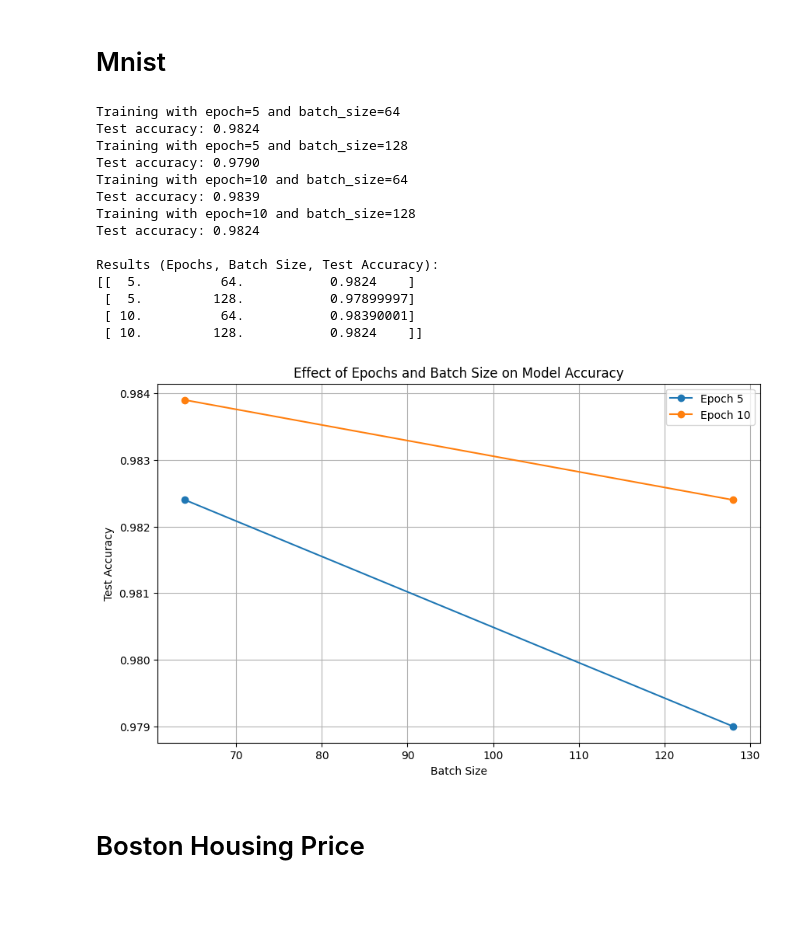
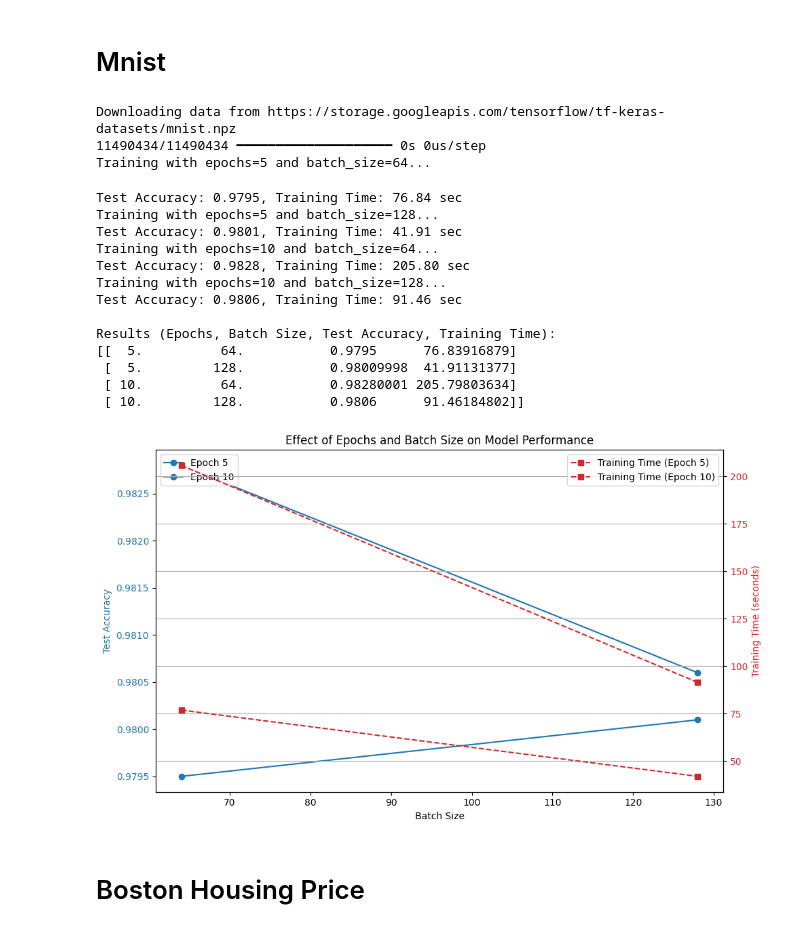
Before and after one commit to YoYo09001/hw1_B11023222, a Jupyter notebook: hw1_B11023222.ipynb, the cells around one changed output. Drawn from its saved outputs; the diff is of its cells as text; code cells hidden in the pictures; blank space fills up the shorter version.

```diff
--- a/hw1_B11023222.ipynb
+++ b/hw1_B11023222.ipynb
@@ -8,13 +8,16 @@ from keras.datasets import mnist
 from keras import models, layers
 from keras.utils import to_categorical
 
+# 載入 MNIST 資料集
 (train_images, train_labels), (test_images, test_labels) = mnist.load_data()
 
+# 預處理數據
 train_images = train_images.reshape((60000, 28 * 28)).astype('float32') / 255
 test_images = test_images.reshape((10000, 28 * 28)).astype('float32') / 255
 train_labels = to_categorical(train_labels)
 test_labels = to_categorical(test_labels)
 
+# 定義網路架構
 def create_model():
     model = models.Sequential()
     model.add(layers.Dense(1000, activation='relu', input_shape=(28 * 28,)))
@@ -22,73 +25,87 @@ def create_model():
     model.compile(optimizer='rmsprop', loss='categorical_crossentropy', metrics=['accuracy'])
     return model
 
-# 比較不同epoch、batch_size對訓練時間及績效的影響
+# 設定不同的 epoch 和 batch_size
 epochs_list = [5, 10]
 batch_sizes_list = [64, 128]
 
 results = []
 
+# 執行實驗
 for epochs in epochs_list:
     for batch_size in batch_sizes_list:
         print(f"Training with epochs={epochs} and batch_size={batch_size}...")
 
+        # 建立模型
         model = create_model()
 
+        # 記錄訓練時間
         start_time = time.time()
         history = model.fit(train_images, train_labels, epochs=epochs, batch_size=batch_size, verbose=0)
         end_time = time.time()
 
+        # 計算測試準確度
         test_loss, test_acc = model.evaluate(test_images, test_labels, verbose=0)
 
+        # 計算訓練時間（秒）
         training_time = end_time - start_time
 
+        # 存入結果
         results.append((epochs, batch_size, test_acc, training_time))
 
         print(f"Test Accuracy: {test_acc:.4f}, Training Time: {training_time:.2f} sec")
 
+# 轉換為 NumPy 陣列
 results = np.array(results)
+
+# 顯示表格
 print("\nResults (Epochs, Batch Size, Test Accuracy, Training Time):")
 print(results)
 
+# 畫圖顯示結果
 fig, ax1 = plt.subplots(figsize=(10, 6))
+
+# 繪製測試準確度曲線
 ax1.set_xlabel('Batch Size')
 ax1.set_ylabel('Test Accuracy', color='tab:blue')
-
 for epochs in epochs_list:
     epoch_results = results[results[:, 0] == epochs]
     ax1.plot(epoch_results[:, 1], epoch_results[:, 2], label=f'Epoch {epochs}', marker='o', color='tab:blue')
 ax1.tick_params(axis='y', labelcolor='tab:blue')
 
+# 創建第二個 y 軸顯示訓練時間
 ax2 = ax1.twinx()
 ax2.set_ylabel('Training Time (seconds)', color='tab:red')
-
 for epochs in epochs_list:
     epoch_results = results[results[:, 0] == epochs]
     ax2.plot(epoch_results[:, 1], epoch_results[:, 3], label=f'Training Time (Epoch {epochs})', marker='s', linestyle='dashed', color='tab:red')
 ax2.tick_params(axis='y', labelcolor='tab:red')
 
-plt.title('Epochs and Batch Size on Model Performance')
+# 標題與圖例
+plt.title('Effect of Epochs and Batch Size on Model Performance')
 fig.tight_layout()
 ax1.legend(loc='upper left')
 ax2.legend(loc='upper right')
 plt.grid(True)
 plt.show()
 # %% [output]
-Training with epoch=5 and batch_size=64
-Test accuracy: 0.9824
-Training with epoch=5 and batch_size=128
-Test accuracy: 0.9790
-Training with epoch=10 and batch_size=64
-Test accuracy: 0.9839
-Training with epoch=10 and batch_size=128
-Test accuracy: 0.9824
-
-Results (Epochs, Batch Size, Test Accuracy):
-[[  5.          64.           0.9824    ]
- [  5.         128.           0.97899997]
- [ 10.          64.           0.98390001]
- [ 10.         128.           0.9824    ]]
+Downloading data from https://storage.googleapis.com/tensorflow/tf-keras-datasets/mnist.npz
+11490434/11490434 ━━━━━━━━━━━━━━━━━━━━ 0s 0us/step
+Training with epochs=5 and batch_size=64...
+Test Accuracy: 0.9795, Training Time: 76.84 sec
+Training with epochs=5 and batch_size=128...
+Test Accuracy: 0.9801, Training Time: 41.91 sec
+Training with epochs=10 and batch_size=64...
+Test Accuracy: 0.9828, Training Time: 205.80 sec
+Training with epochs=10 and batch_size=128...
+Test Accuracy: 0.9806, Training Time: 91.46 sec
+
+Results (Epochs, Batch Size, Test Accuracy, Training Time):
+[[  5.          64.           0.9795      76.83916879]
+ [  5.         128.           0.98009998  41.91131377]
+ [ 10.          64.           0.98280001 205.79803634]
+ [ 10.         128.           0.9806      91.46184802]]
-[figure, old version]
+[figure, new version]
 # %% [markdown]
 # Boston Housing Price
 # %%
```
Also changed, not shown: parts of 3 cells of this notebook.
